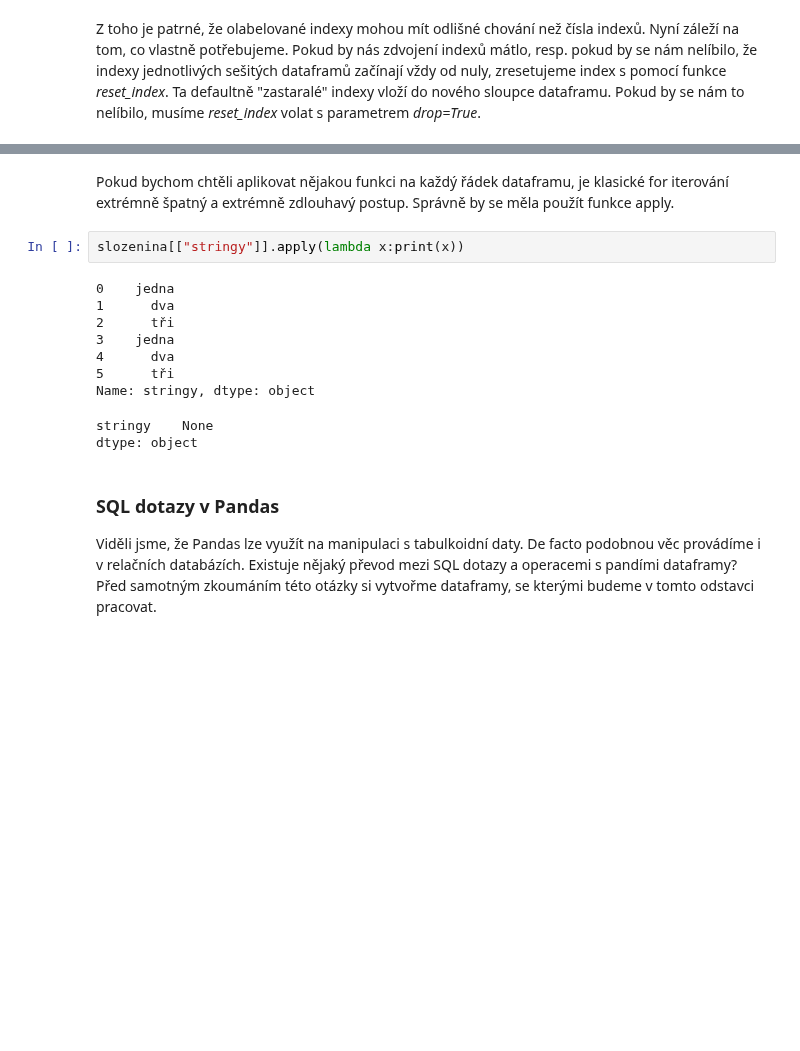
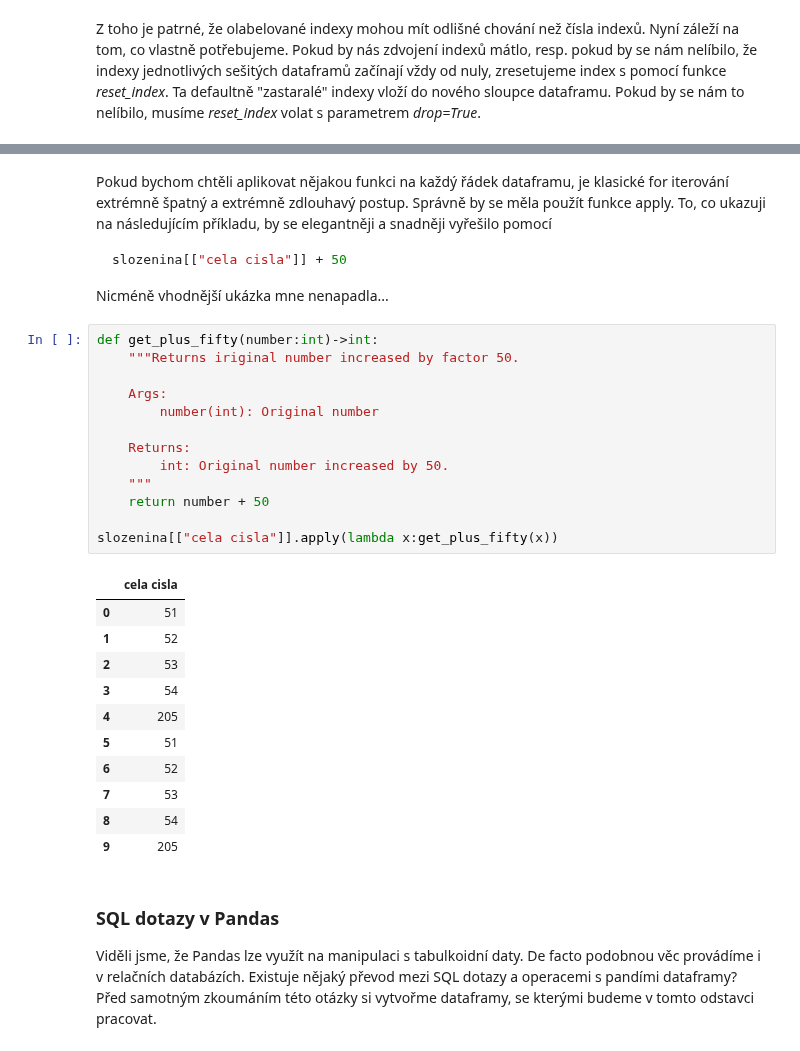
Before and after one commit to vitsaidl/workshops, a Jupyter notebook: pandas/pandas.ipynb, the cells around one changed output, grey strips where cells are left out. Saved outputs shown, nothing was run; the diff lists cells and outputs as text; blank space fills up the shorter version.

````diff
--- a/pandas/pandas.ipynb
+++ b/pandas/pandas.ipynb
@@ -329,17 +351,34 @@ slozenina
 # %% [markdown]
-Pokud bychom chtěli aplikovat nějakou funkci na každý řádek dataframu, je klasické for iterování extrémně špatný a extrémně zdlouhavý postup. Správně by se měla použít funkce apply.
+Pokud bychom chtěli aplikovat nějakou funkci na každý řádek dataframu, je klasické for iterování extrémně špatný a extrémně zdlouhavý postup. Správně by se měla použít funkce apply. To, co ukazuji na následujícím příkladu, by se elegantněji a snadněji vyřešilo pomocí
+```python
+slozenina[["cela cisla"]] + 50
+```
+Nicméně vhodnější ukázka mne nenapadla...
-# %%
-slozenina[["stringy"]].apply(lambda x:print(x))
-# %% [output]
-0    jedna
-1      dva
-2      tři
-3    jedna
-4      dva
-5      tři
-Name: stringy, dtype: object
-stringy    None
-dtype: object
+# %%
+def get_plus_fifty(number:int)->int:
+    """Returns iriginal number increased by factor 50.
+
+    Args:
+        number(int): Original number
+
+    Returns:
+        int: Original number increased by 50.
+    """
+    return number + 50
+
+slozenina[["cela cisla"]].apply(lambda x:get_plus_fifty(x))
+# %% [output]
+|  | cela cisla |
+| 0 | 51 |
+| 1 | 52 |
+| 2 | 53 |
+| 3 | 54 |
+| 4 | 205 |
+| 5 | 51 |
+| 6 | 52 |
+| 7 | 53 |
+| 8 | 54 |
+| 9 | 205 |
 # %% [markdown]
 ### SQL dotazy v Pandas
 Viděli jsme, že Pandas lze využít na manipulaci s tabulkoidní daty. De facto podobnou věc provádíme i v relačních databázích. Existuje nějaký převod mezi SQL dotazy a operacemi s pandími dataframy? Před samotným zkoumáním této otázky si vytvořme dataframy, se kterými budeme v tomto odstavci pracovat.
````
Also changed, not shown: parts of 25 cells of this notebook.
